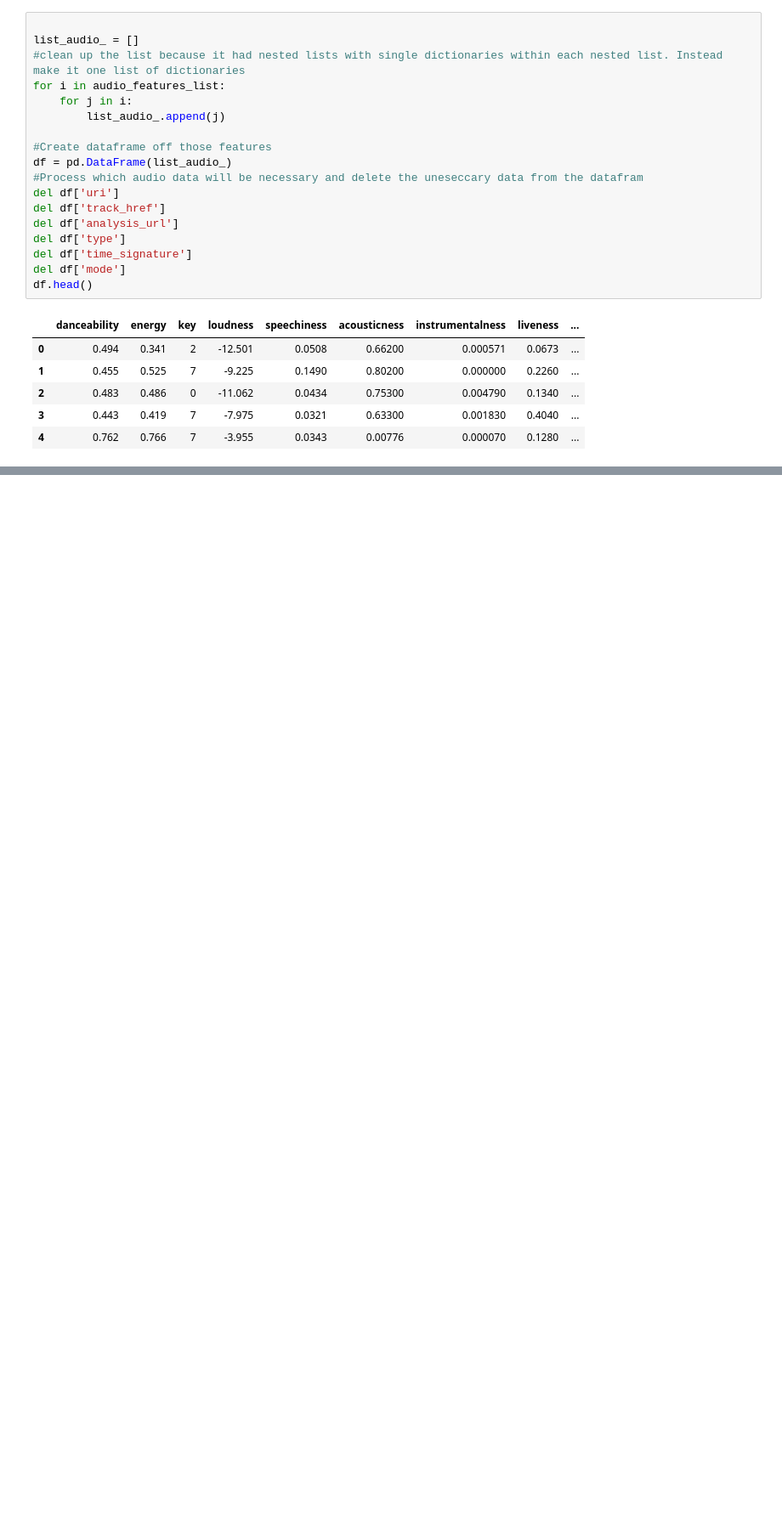
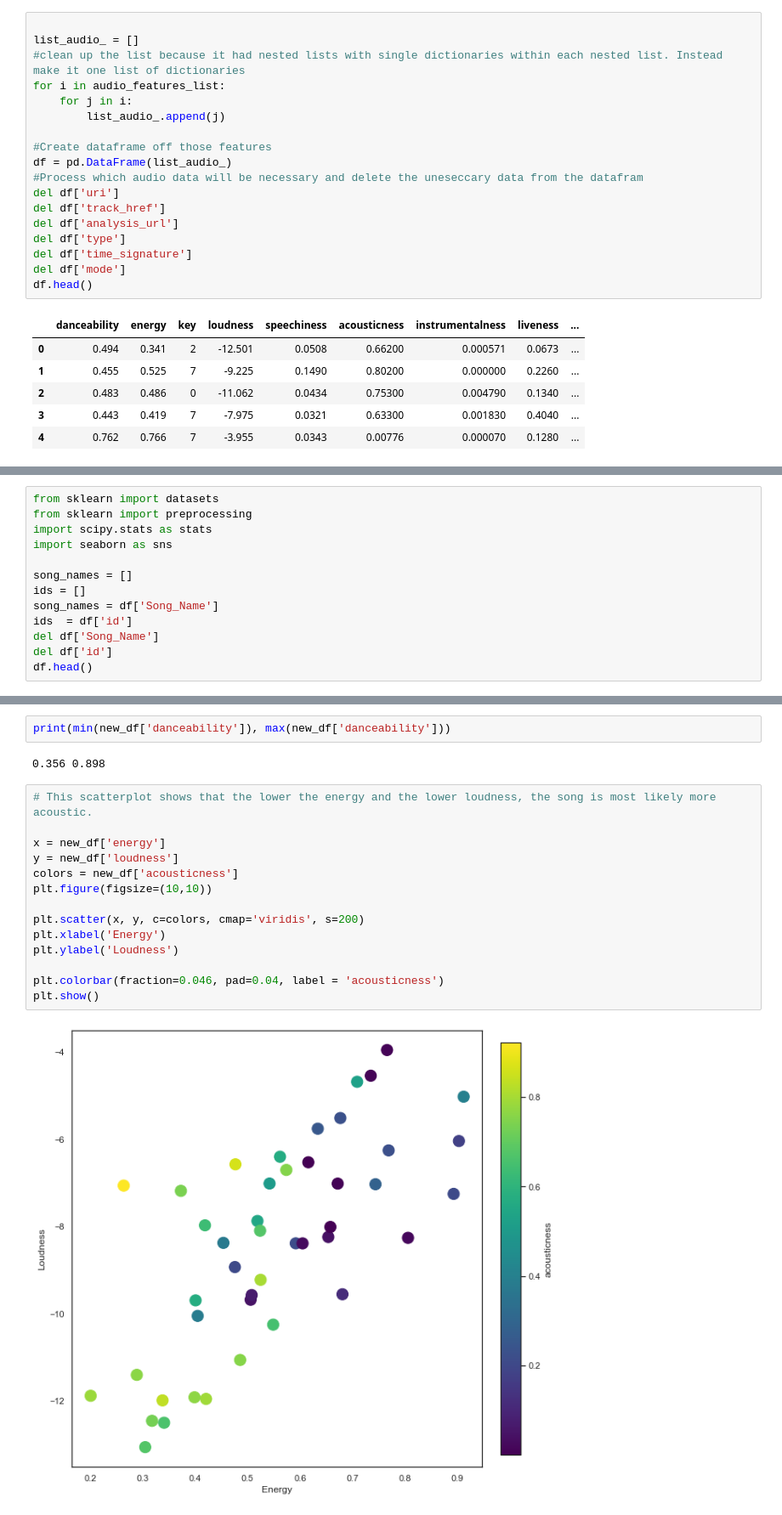
Before and after one commit to ConnorCallahan01/CSCI182, a Jupyter notebook: FinalProject/FinalProject.ipynb, the cells around one changed output, grey strips where cells are left out. Shown at 85% size. Saved outputs shown, nothing was run; the diff lists cells and outputs as text; blank space fills up the shorter version.

```diff
--- a/FinalProject/FinalProject.ipynb
+++ b/FinalProject/FinalProject.ipynb
@@ -190,0 +214,13 @@ Average of:  duration_ms  is:  215890.36
+# %%
+from sklearn import datasets
+from sklearn import preprocessing
+import scipy.stats as stats
+import seaborn as sns
+
+song_names = []
+ids = []
+song_names = df['Song_Name']
+ids  = df['id']
+del df['Song_Name']
+del df['id']
+df.head()
@@ -190,0 +362,20 @@ Average of:  duration_ms  is:  215890.36
+# %%
+print(min(new_df['danceability']), max(new_df['danceability']))
+# %% [output]
+0.356 0.898
+# %%
+# This scatterplot shows that the lower the energy and the lower loudness, the song is most likely more acoustic.
+
+x = new_df['energy']
+y = new_df['loudness']
+colors = new_df['acousticness']
+plt.figure(figsize=(10,10))
+
+plt.scatter(x, y, c=colors, cmap='viridis', s=200)
+plt.xlabel('Energy')
+plt.ylabel('Loudness')
+
+plt.colorbar(fraction=0.046, pad=0.04, label = 'acousticness')
+plt.show()
+# %% [output]
+[figure, added]
```
Also changed, not shown: parts of 12 cells of this notebook, 1 other file.
